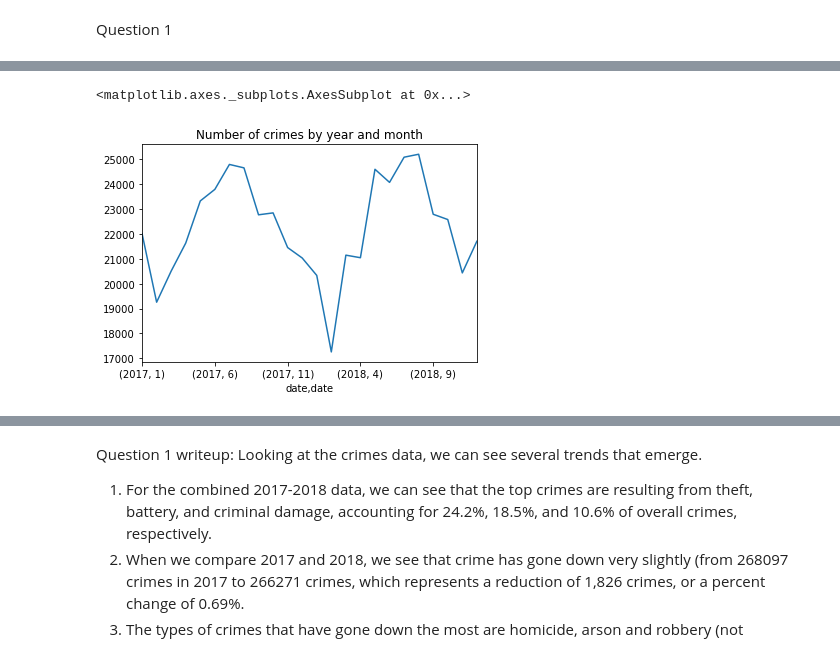
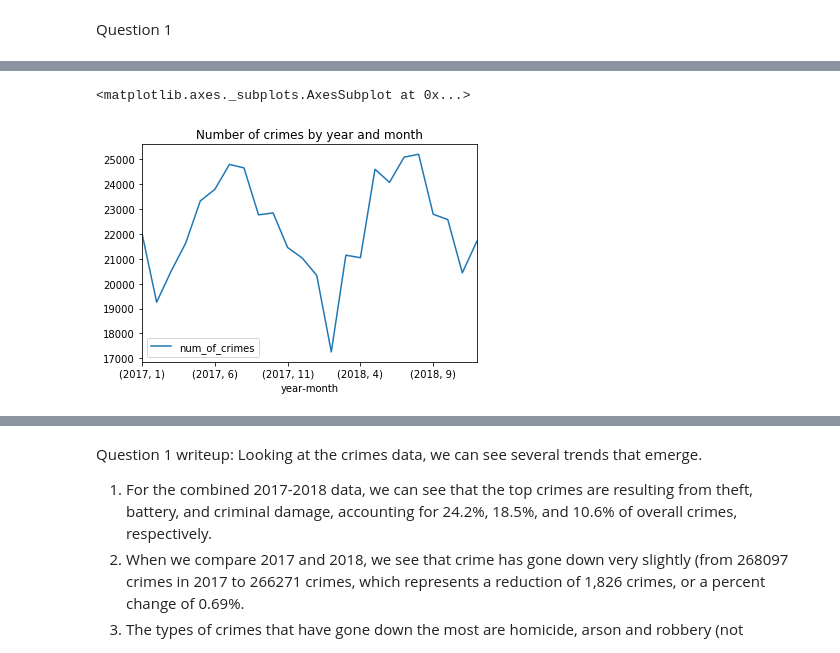
Before and after one commit to b-ganesh/ml_spring19, a Jupyter notebook: assignment1/Assignment1.ipynb, the cells around one changed output, grey strips where cells are left out. Drawn from its saved outputs; the diff is of its cells as text; code cells hidden in the pictures.

```diff
--- a/assignment1/Assignment1.ipynb
+++ b/assignment1/Assignment1.ipynb
@@ -101,8 +103,12 @@ crime_type_by_year.sort_values(by='pct_change', ascending=False)
 # %%
 #how seasonal are crimes? has the crime rate gone down over time?
 # %%
-crime_by_month = crime_with_cas.groupby([pd.to_datetime(crime_with_cas['date']).dt.year, pd.to_datetime(crime_with_cas['date']).dt.month]).size()
-crime_by_month.plot(kind="line", title= "Number of crimes by year and month")
+tf = crime_with_cas.groupby([pd.to_datetime(crime_with_cas['date']).dt.month, 'year']).size()
+tf = tf.to_frame().reset_index()
+tf.columns = ['month', 'year', 'num_of_crimes']
+tf['year-month'] = list(zip(tf.year, tf.month))
+tf = tf.sort_values(by=['year-month'])
+tf.plot(x='year-month', y='num_of_crimes', kind="line", title= "Number of crimes by year and month")
 # %% [output]
 <matplotlib.axes._subplots.AxesSubplot at 0x...>
-[figure, old version]
+[figure, new version]
```
Also changed, not shown: parts of 10 cells of this notebook.
